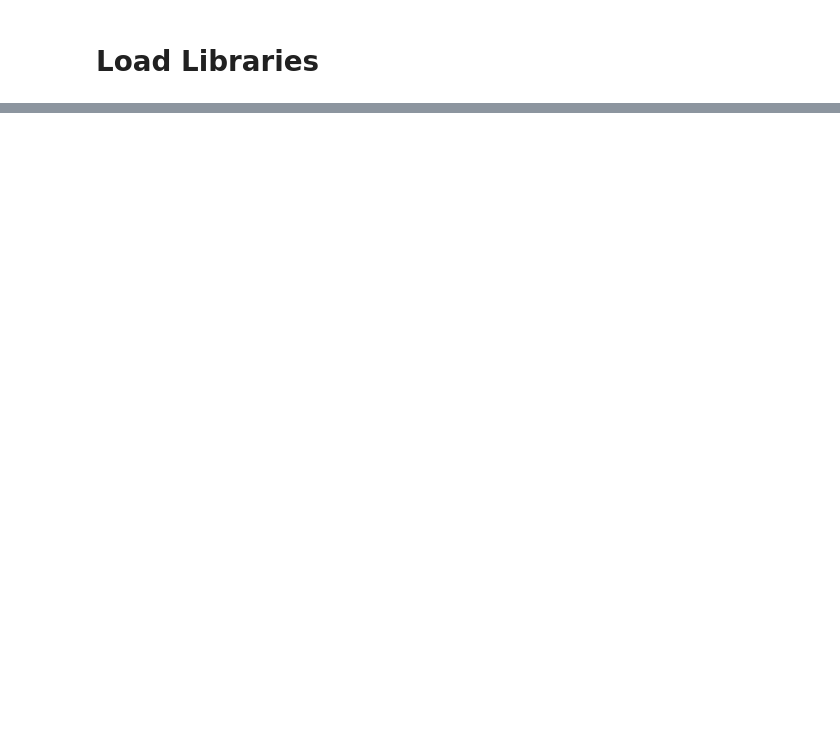
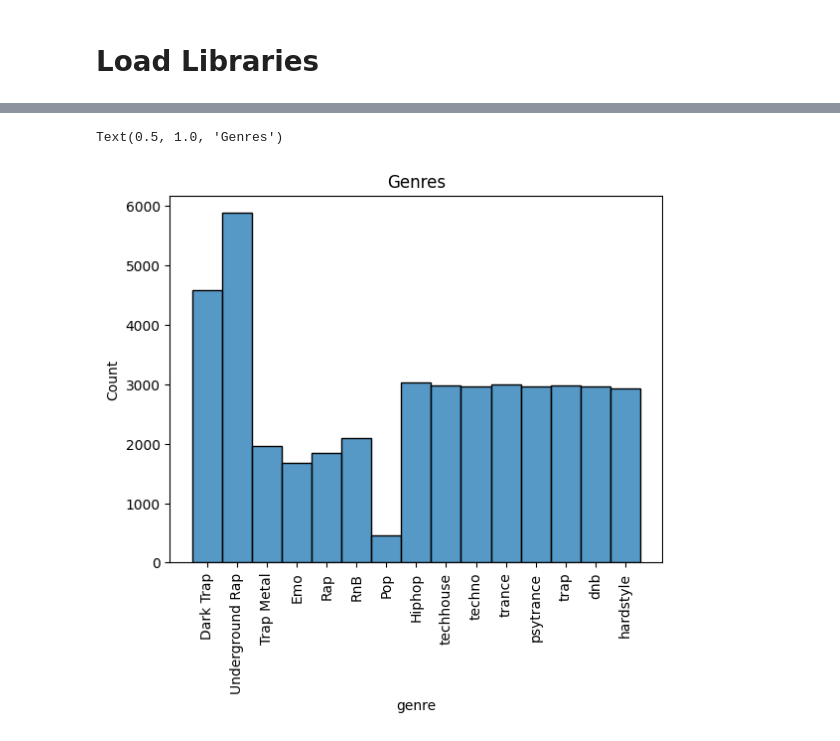
Before and after one commit to indhra/ML_Learnings, a Jupyter notebook: Spotify_Music_classify/Multiclass_genre_classification_songs.ipynb, the cells around one changed output, grey strips where cells are left out. Cells and saved outputs as stored; diff of their text form; code cells hidden in the pictures; blank space fills up the shorter version.

Commit message:
spotify songs

```diff
--- a/Spotify_Music_classify/Multiclass_genre_classification_songs.ipynb
+++ b/Spotify_Music_classify/Multiclass_genre_classification_songs.ipynb
@@ -52,0 +58,6 @@ Installing collected packages: namex, libclang, flatbuffers, wrapt, wheel, urlli
+# %%
+genres_path = r'genres_v2.csv'
+playlists_path = r'playlists.csv'
+
+data = pd.read_csv(genres_path)
+data.head()
@@ -52,0 +130,8 @@ Installing collected packages: namex, libclang, flatbuffers, wrapt, wheel, urlli
+# %%
+# to clean unnecessary data that add no value to the prediction
+
+df = data.drop([
+    "type","type","id","uri","track_href","analysis_url","song_name",
+                "Unnamed: 0","title", "duration_ms", "time_signature"
+], axis=1)
+df
@@ -52,0 +222,7 @@ Installing collected packages: namex, libclang, flatbuffers, wrapt, wheel, urlli
+# %%
+axe = sns.histplot(df['genre'])
+plt.xticks(rotation=90)
+plt.title('Genres')
+# %% [output]
+Text(0.5, 1.0, 'Genres')
+[figure, added]
```
Also changed, not shown: parts of 29 cells of this notebook.
